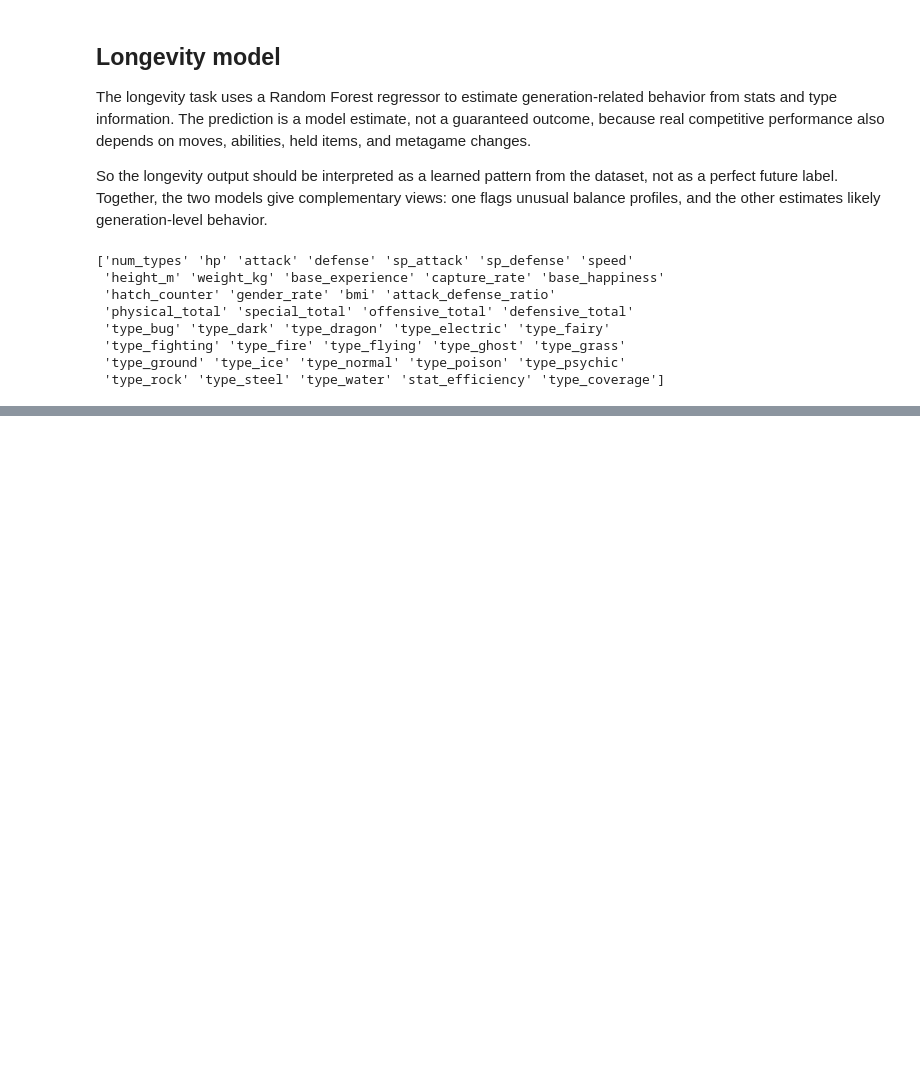
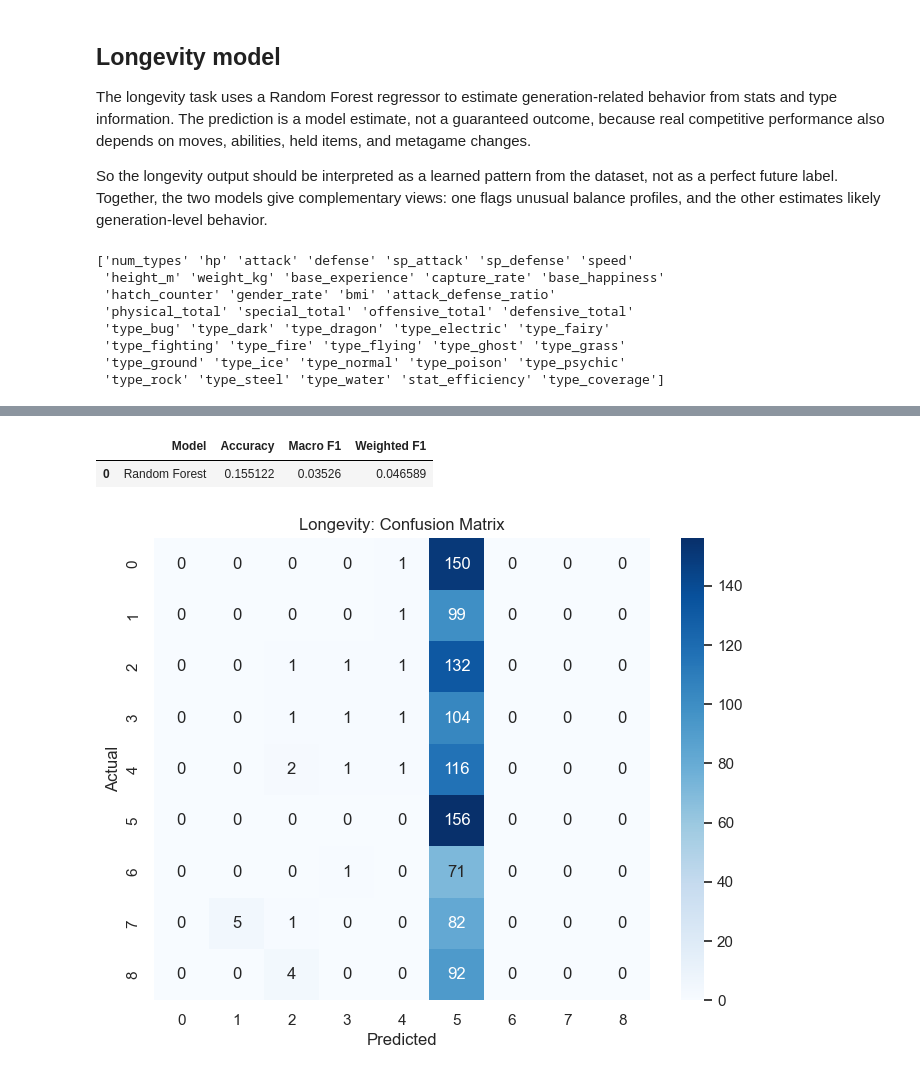
Before and after one commit to Lilvamp237/Predictive-Meta-Balance-System-for-Pokemon, a Jupyter notebook: poke-balance-sentinel/notebooks/model_evaluation.ipynb, the cells around one changed output, grey strips where cells are left out. Cells and saved outputs as stored; diff of their text form; code cells hidden in the pictures; blank space fills up the shorter version.

Commit message:
Fix longevity evaluation metrics in model_evaluation notebook

```diff
--- a/poke-balance-sentinel/notebooks/model_evaluation.ipynb
+++ b/poke-balance-sentinel/notebooks/model_evaluation.ipynb
@@ -438,0 +439,7 @@ print(summary_md)
+# %%
+expected_features = list(longevity_model.feature_names_in_)
+X_longevity = df_processed.reindex(columns=expected_features, fill_value=0).copy()
+X_longevity = X_longevity.apply(pd.to_numeric, errors="coerce").fillna(0)
+
+print(X_longevity.shape)
+print(X_longevity.dtypes.head())
@@ -438,0 +488,9 @@ print(summary_md)
+# %%
+from sklearn.preprocessing import LabelEncoder
+from sklearn.metrics import accuracy_score, classification_report, confusion_matrix
+
+le = LabelEncoder()
+y_longevity = le.fit_transform(df_raw["generation"])
+
+print(le.classes_)
+print(y_longevity[:20])
@@ -438,0 +524,27 @@ print(summary_md)
+# %%
+results = pd.DataFrame([{
+    "Model": "Random Forest",
+    "Accuracy": accuracy_score(y_longevity, longevity_preds),
+    "Macro F1": f1_score(y_longevity, longevity_preds, average="macro"),
+    "Weighted F1": f1_score(y_longevity, longevity_preds, average="weighted")
+}])
+
+results
+# %% [output]
+|  | Model | Accuracy | Macro F1 | Weighted F1 |
+| 0 | Random Forest | 0.155122 | 0.03526 | 0.046589 |
+# %%
+import matplotlib.pyplot as plt
+import seaborn as sns
+from sklearn.metrics import confusion_matrix
+
+cm = confusion_matrix(y_longevity, longevity_preds)
+
+fig, ax = plt.subplots(figsize=(8, 6))
+sns.heatmap(cm, annot=True, fmt="d", cmap="Blues", ax=ax)
+ax.set_title("Longevity: Confusion Matrix")
+ax.set_xlabel("Predicted")
+ax.set_ylabel("Actual")
+plt.show()
+# %% [output]
+[figure, added]
```
Also changed, not shown: parts of 18 cells of this notebook.
